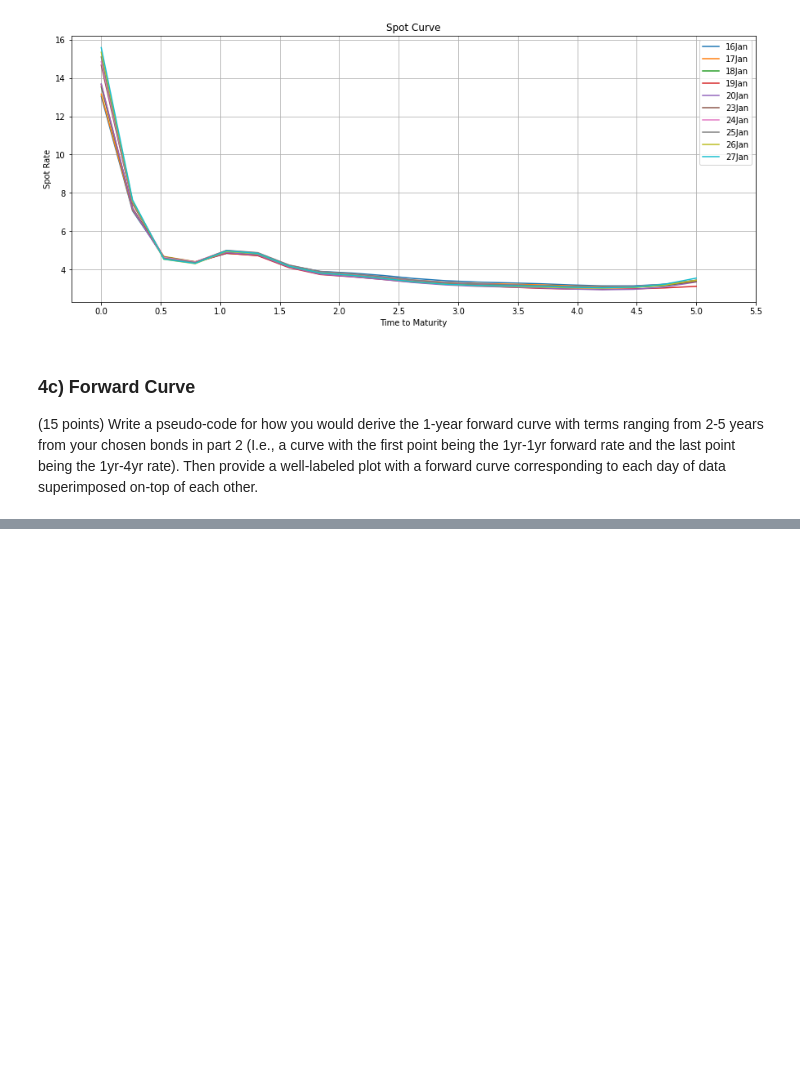
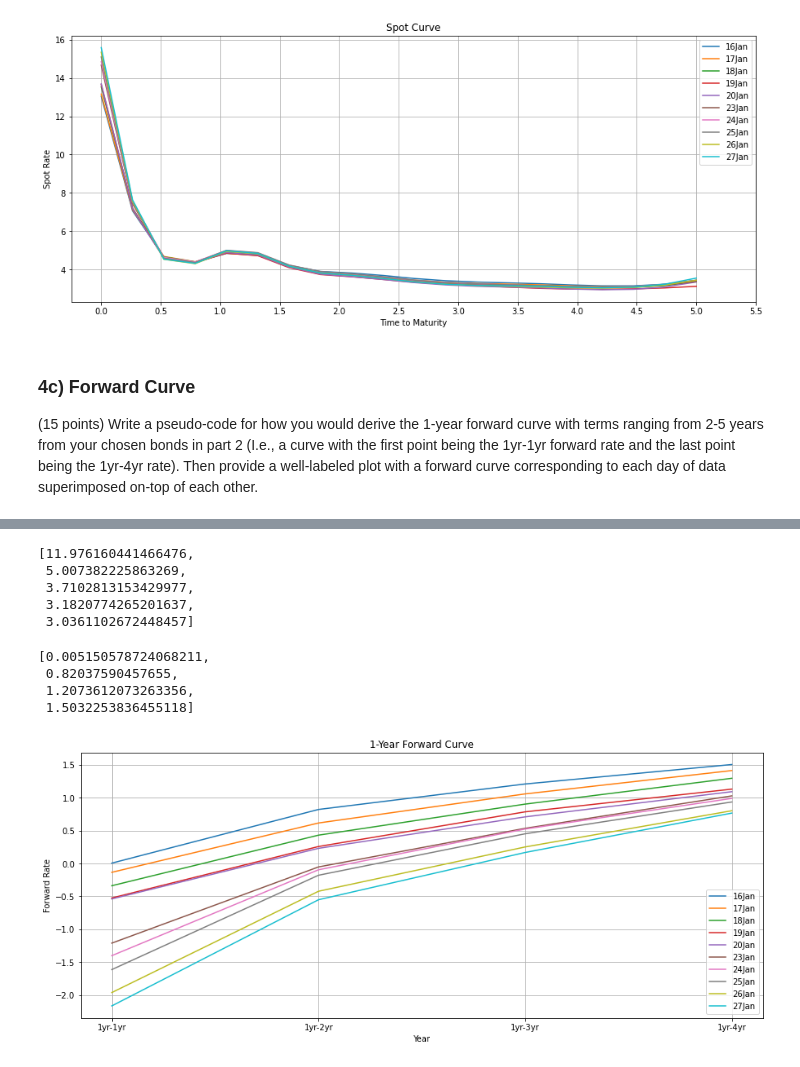
Before and after one commit to Sampie314/yieldcurve-apm466a1-repo, a Jupyter notebook: main.ipynb, the cells around one changed output, grey strips where cells are left out. Cells and saved outputs as stored; diff of their text form; code cells hidden in the pictures; blank space fills up the shorter version.

Commit message:
added code for plotting forward curve

```diff
--- a/main.ipynb
+++ b/main.ipynb
@@ -355,0 +365,53 @@ plot with a forward curve corresponding to each day of data superimposed on-top
+# %%
+# get march spot rates
+march_spot_rates = []
+
+for df in dfs:
+    march_spot_rates.append(list(df[pd.DatetimeIndex(df['maturity_date']).month == 3]['spot']))
+
+march_spot_rates[8]
+# %% [output]
+[11.976160441466476,
+ 5.007382225863269,
+ 3.7102813153429977,
+ 3.1820774265201637,
+ 3.0361102672448457]
+# %%
+def calculate_forward_rate(r_0t: float, t: float, r_01: float):
+    return (r_0t * t - r_01) / (t-1)
+# %%
+all_forward_rates = []
+
+for spot_rates in march_spot_rates:
+    r_01 = spot_rates[0]
+    forward_rates = []
+
+    for i in range(1, len(spot_rates)):
+        forward_rate = calculate_forward_rate(r_0t = spot_rates[i], t = i+1, r_01 = r_01 )
+        forward_rates.append(forward_rate)
+
+    all_forward_rates.append(forward_rates)
+
+all_forward_rates[0]
+# %% [output]
+[0.005150578724068211,
+ 0.82037590457655,
+ 1.2073612073263356,
+ 1.5032253836455118]
+# %%
+dates = ["16Jan", "17Jan", "18Jan", "19Jan", "20Jan", "23Jan", "24Jan", "25Jan", "26Jan", "27Jan"]
+forward_curve_X = ["1yr-1yr", "1yr-2yr", "1yr-3yr", "1yr-4yr"]
+
+plt.figure(figsize=(15,6))
+
+for forward_rates,date in zip(all_forward_rates, dates):
+    plt.plot(forward_curve_X, forward_rates, label = date)
+
+plt.xlabel('Year')
+plt.ylabel('Forward Rate')
+plt.title('1-Year Forward Curve')
+plt.grid(True)
+plt.legend()
+plt.show()
+# %% [output]
+[figure, added]
```
Also changed, not shown: parts of 1 cell of this notebook, 3 other files.
